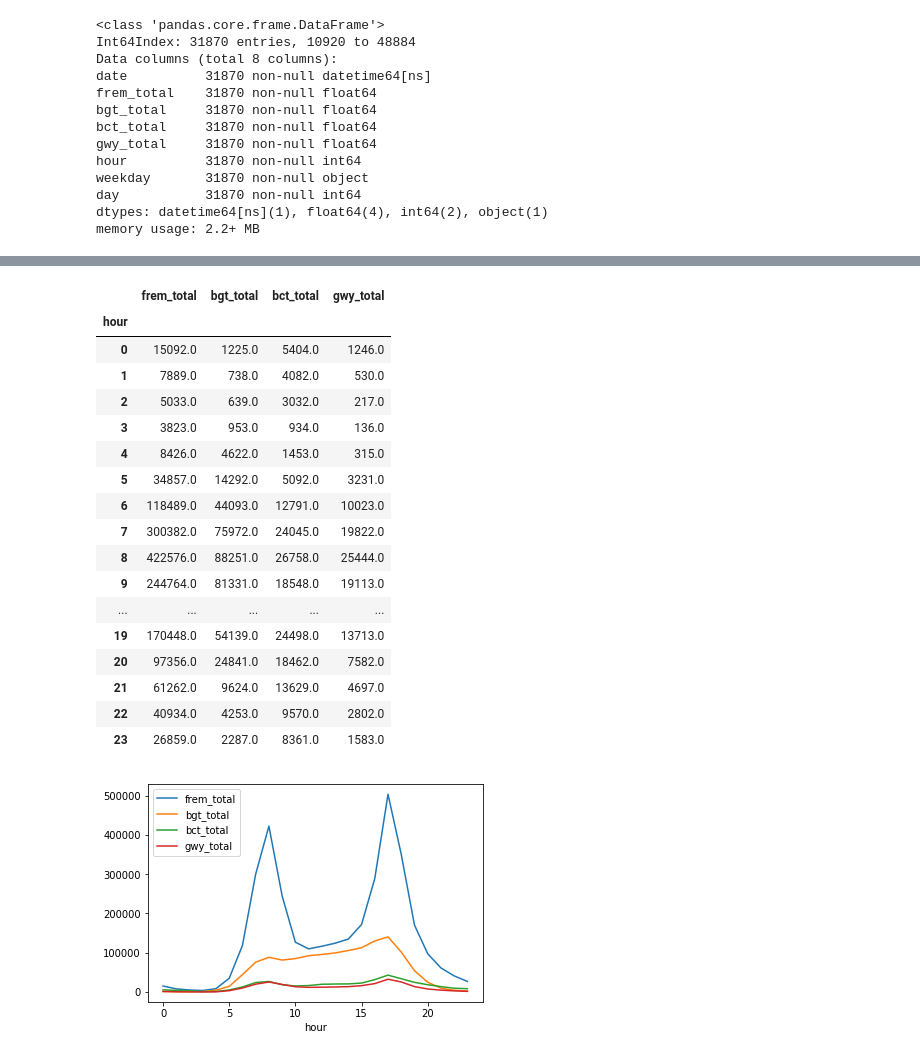
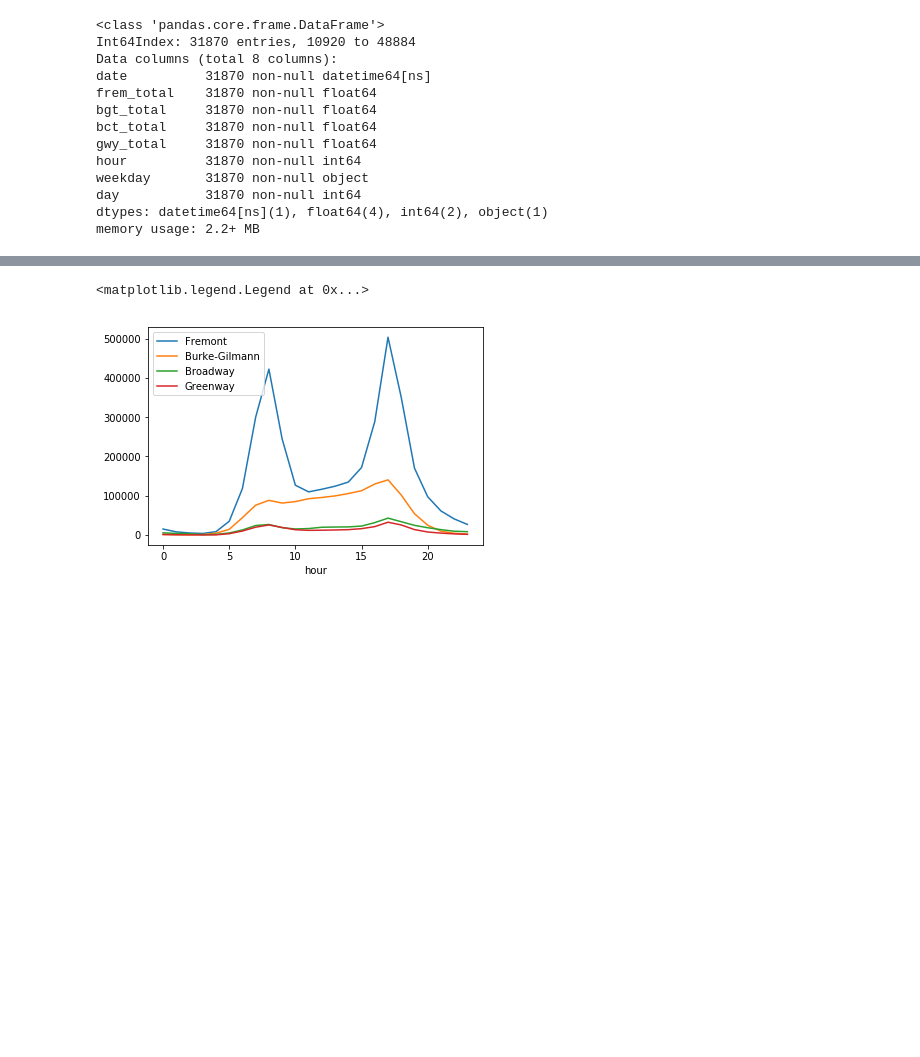
Before and after one commit to shreyamk/SeattleBiking, a Jupyter notebook: seattle_biking.ipynb, the cells around one changed output, grey strips where cells are left out. Saved outputs shown, nothing was run; the diff lists cells and outputs as text; code cells hidden in the pictures; blank space fills up the shorter version.

```diff
--- a/seattle_biking.ipynb
+++ b/seattle_biking.ipynb
@@ -85,27 +89,10 @@ counts_weekday
 # %%
 # Plot counts, group by hour
 
-counts_weekday=df.groupby('hour')['frem_total','bgt_total','bct_total','gwy_total'].sum()
-counts_weekday.plot(kind='line')
-counts_weekday
+counts_hour=df.groupby('hour')['frem_total','bgt_total','bct_total','gwy_total'].sum()
+ax = counts_hour.plot(kind='line')
+ax.legend(["Fremont", "Burke-Gilmann", "Broadway", "Greenway"])
 # %% [output]
-|  | frem_total | bgt_total | bct_total | gwy_total |
-| hour |  |  |  |  |
-| 0 | 15092.0 | 1225.0 | 5404.0 | 1246.0 |
-| 1 | 7889.0 | 738.0 | 4082.0 | 530.0 |
-| 2 | 5033.0 | 639.0 | 3032.0 | 217.0 |
-| 3 | 3823.0 | 953.0 | 934.0 | 136.0 |
-| 4 | 8426.0 | 4622.0 | 1453.0 | 315.0 |
-| 5 | 34857.0 | 14292.0 | 5092.0 | 3231.0 |
-| 6 | 118489.0 | 44093.0 | 12791.0 | 10023.0 |
-| 7 | 300382.0 | 75972.0 | 24045.0 | 19822.0 |
-| 8 | 422576.0 | 88251.0 | 26758.0 | 25444.0 |
-| 9 | 244764.0 | 81331.0 | 18548.0 | 19113.0 |
-| ... | ... | ... | ... | ... |
-| 19 | 170448.0 | 54139.0 | 24498.0 | 13713.0 |
-| 20 | 97356.0 | 24841.0 | 18462.0 | 7582.0 |
-| 21 | 61262.0 | 9624.0 | 13629.0 | 4697.0 |
-| 22 | 40934.0 | 4253.0 | 9570.0 | 2802.0 |
-| 23 | 26859.0 | 2287.0 | 8361.0 | 1583.0 |
+<matplotlib.legend.Legend at 0x...>
-[figure, old version]
+[figure, new version]
 # %% [markdown]
```
Also changed, not shown: parts of 18 cells of this notebook.
